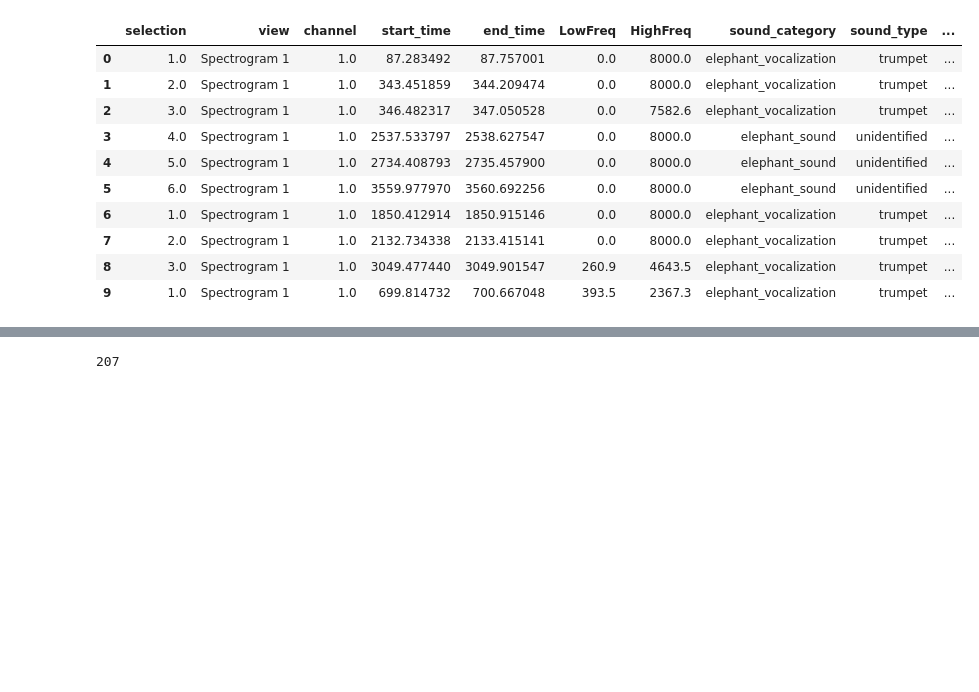
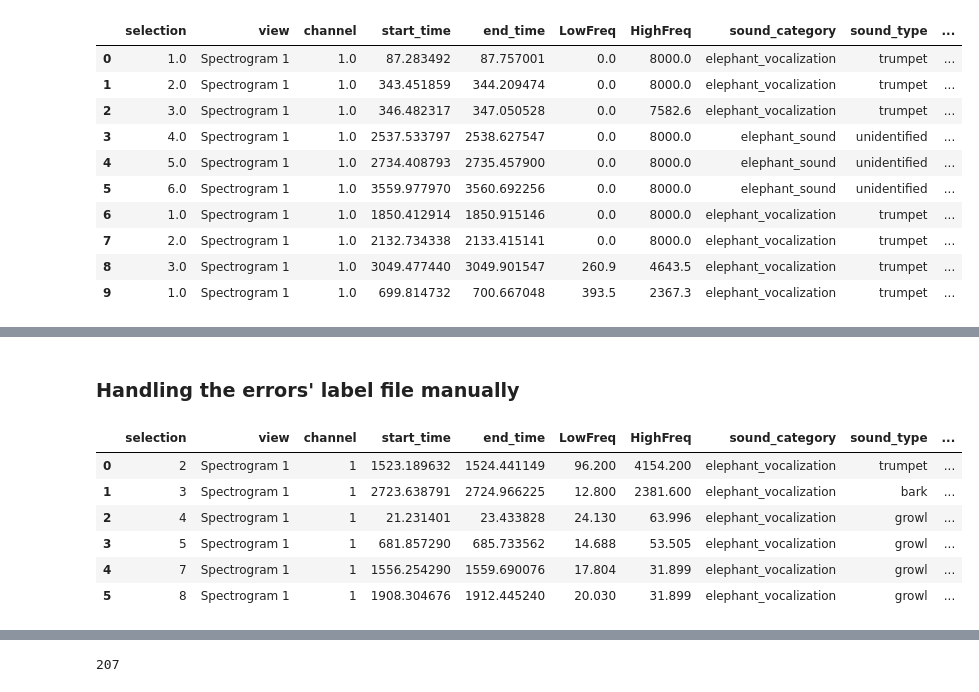
Before and after one commit to rudyhendrawn/Riset-AI-SIKGM, a Jupyter notebook: read-dataset.ipynb, the cells around one changed output, grey strips where cells are left out. Cells and saved outputs as stored; diff of their text form; code cells hidden in the pictures; blank space fills up the shorter version.

```diff
--- a/read-dataset.ipynb
+++ b/read-dataset.ipynb
@@ -53,0 +77,22 @@ Error parsing file ELOC2_1654520897346_2022-06-06_23-08-17.txt
+# %% [markdown]
+### Handling the errors' label file manually
+# %%
+missing_file = pd.read_csv(
+	os.path.join(data_dir, 'ELOC2_1654520897346_2022-06-06_23-08-17.txt'),
+	sep='\t',
+	encoding='ISO-8859-1',
+	header=None,
+	skiprows=1,
+	on_bad_lines='skip',
+	names=['selection', 'view', 'channel', 'start_time', 'end_time', 'LowFreq', 'HighFreq', 'sound_category', 'sound_type', 'confidence', 'notes', 'name',]
+	)
+missing_file['filename'] = 'ELOC2_1654520897346_2022-06-06_23-08-17.wav'
+missing_file
+# %% [output]
+|  | selection | view | channel | start_time | end_time | LowFreq | HighFreq | sound_category | sound_type | ... |
+| 0 | 2 | Spectrogram 1 | 1 | 1523.189632 | 1524.441149 | 96.200 | 4154.200 | elephant_vocalization | trumpet | ... |
+| 1 | 3 | Spectrogram 1 | 1 | 2723.638791 | 2724.966225 | 12.800 | 2381.600 | elephant_vocalization | bark | ... |
+| 2 | 4 | Spectrogram 1 | 1 | 21.231401 | 23.433828 | 24.130 | 63.996 | elephant_vocalization | growl | ... |
+| 3 | 5 | Spectrogram 1 | 1 | 681.857290 | 685.733562 | 14.688 | 53.505 | elephant_vocalization | growl | ... |
+| 4 | 7 | Spectrogram 1 | 1 | 1556.254290 | 1559.690076 | 17.804 | 31.899 | elephant_vocalization | growl | ... |
+| 5 | 8 | Spectrogram 1 | 1 | 1908.304676 | 1912.445240 | 20.030 | 31.899 | elephant_vocalization | growl | ... |
```
Also changed, not shown: parts of 37 cells of this notebook, 2 other files.
